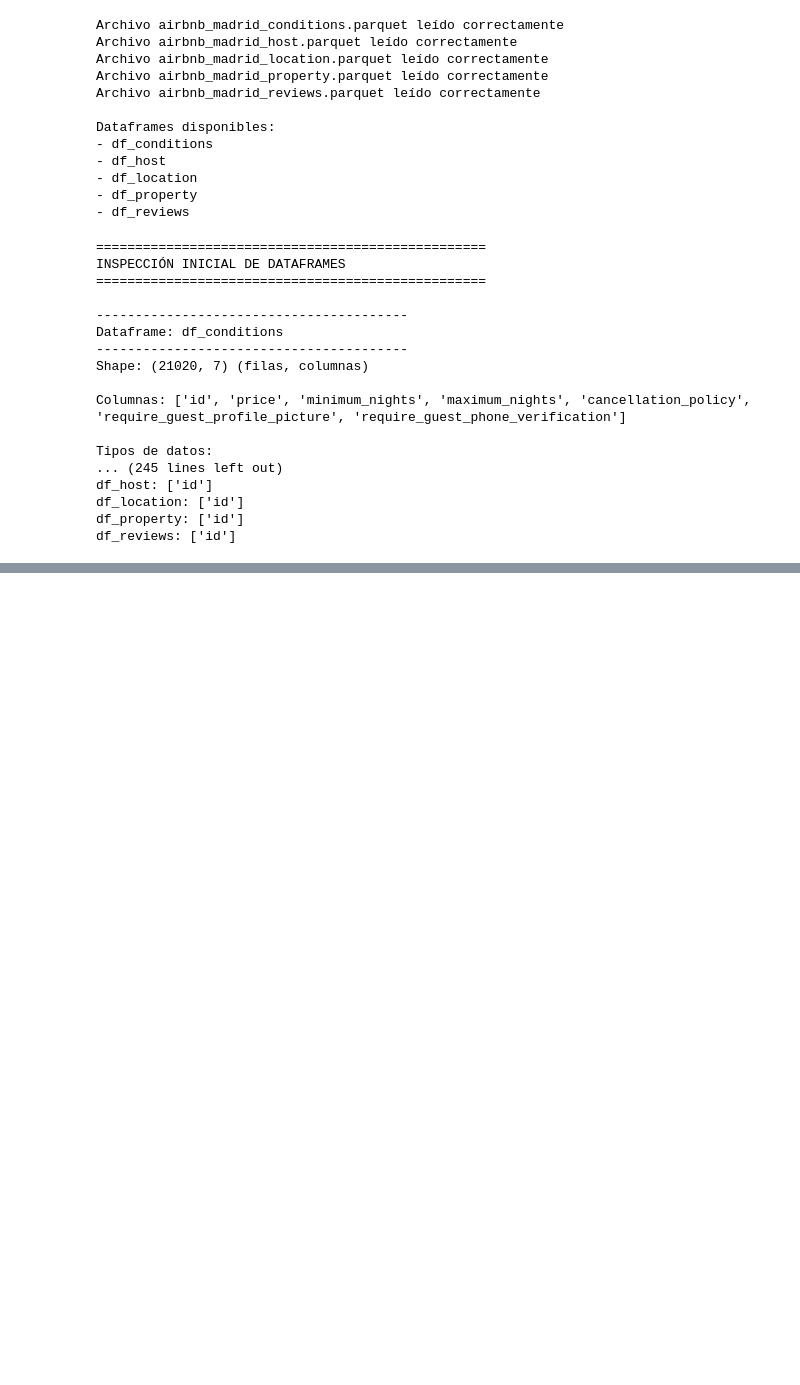
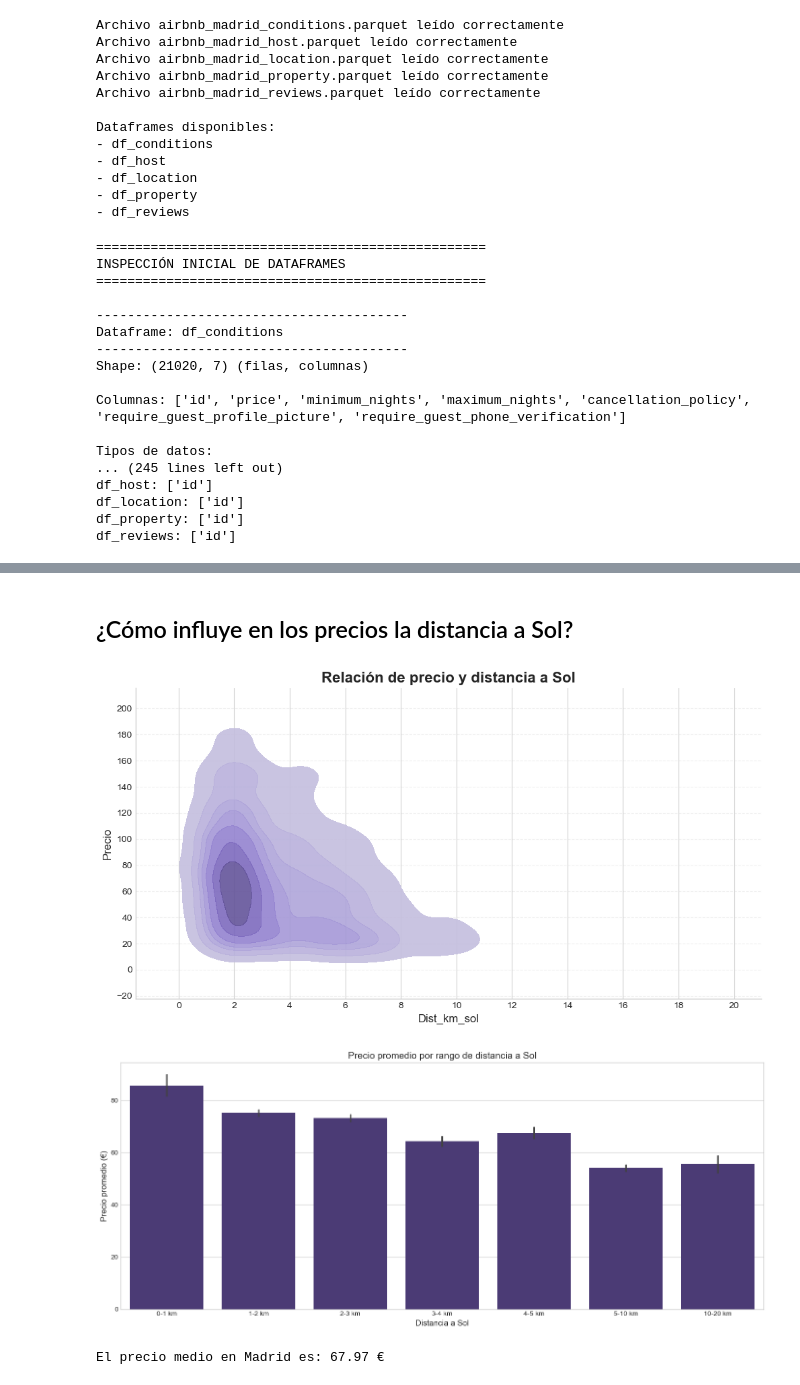
Before and after one commit to BarbaraGamarra/estudio-precios-airbnb-Madrid, a Jupyter notebook: notebooks/airbnb_Madrid.ipynb, the cells around one changed output, grey strips where cells are left out. Saved outputs shown, nothing was run; the diff lists cells and outputs as text; code cells hidden in the pictures; blank space fills up the shorter version.

```diff
--- a/notebooks/airbnb_Madrid.ipynb
+++ b/notebooks/airbnb_Madrid.ipynb
@@ -204,0 +380,75 @@ dtype: int64
+# %% [markdown]
+## ¿Cómo influye en los precios la distancia a Sol?
+# %%
+# 1. Densidad de viviendas por precio VZ distancia en km a Sol
+plt.figure(figsize=(12, 6))
+
+# 2D density plot de precio VS distancia en km a Sol
+ax = sns.kdeplot(
+    data=df,
+    x="dist_km_sol",
+    y="price",
+    fill=True,
+    alpha=0.9,
+    thresh=0.1,
+    levels=8
+)
+
+# añadir título al plot y a los ejes
+ax.set_title("Relación de precio y distancia a Sol", fontsize=16, fontweight="bold")
+ax.set_xlabel("Dist_km_sol", fontsize=12)
+ax.set_ylabel("Precio", fontsize=12)
+
+# personalizar el grid de fondo
+ax.xaxis.set_major_locator(plt.MultipleLocator(2))
+ax.yaxis.set_major_locator(plt.MultipleLocator(20))
+ax.grid(alpha=0.3, linestyle="--", axis="y")
+
+# personalizar el marco del plot
+ax.spines["top"].set_visible(False)
+ax.spines["right"].set_visible(False)
+
+plt.show()
+# 2. Precio promedio por distancia a Sol (agrupado)
+# Creamos categorías de distancia
+df['dist_category'] = pd.cut(df['dist_km_sol'],
+                            bins=[0, 1, 2, 3, 4, 5, 10, 20],
+                            labels=['0-1 km', '1-2 km', '2-3 km', '3-4 km', '4-5 km', '5-10 km', '10-20 km'])
+
+plt.figure(figsize=(14, 6))
+sns.barplot(x='dist_category', y='price', data=df, estimator=np.mean)
+plt.title('Precio promedio por rango de distancia a Sol', fontsize=14)
+plt.xlabel('Distancia a Sol', fontsize=12)
+plt.ylabel('Precio promedio (€)', fontsize=12)
+plt.tight_layout()
+plt.show()
+
+# Calcular el precio medio en Madrid
+precio_medio_madrid = df["price"].mean()
+
+# Definir los rangos de distancia en intervalos de 1 km
+bins_km = np.arange(0, df["dist_km_sol"].max() + 1, 1)
+distancias_km = [f"{int(bins_km[i])}-{int(bins_km[i+1])} km" for i in range(len(bins_km)-1)]
+
+# Crear columna de clasificación por distancia
+df["distancia_a_Sol"] = pd.cut(df["dist_km_sol"], bins=bins_km, labels=distancias_km, right=False)
+
+# Calcular el precio medio por cada rango de distancia
+precio_medio_km = df.groupby("distancia_a_Sol")["price"].mean().round(2).reset_index()
+precio_medio_km.columns = ["Distancia a Sol", "Precio Medio (€)"]
+
+# Comparar con la media de Madrid
+precio_medio_km["Comparación con Madrid"] = precio_medio_km["Precio Medio (€)"].apply(
+    lambda x: "Mayor" if x > precio_medio_madrid else "Menor" if x < precio_medio_madrid else "Igual"
+)
+
+# Eliminar valores NaN
+precio_medio_km = precio_medio_km.dropna()
+
+print(f"El precio medio en Madrid es: {precio_medio_madrid:.2f} €")
+# Mostrar la nueva tabla
+precio_medio_km
+# %% [output]
+[figure, added]
+[figure, added]
+El precio medio en Madrid es: 67.97 €
```
Also changed, not shown: parts of 17 cells of this notebook.
